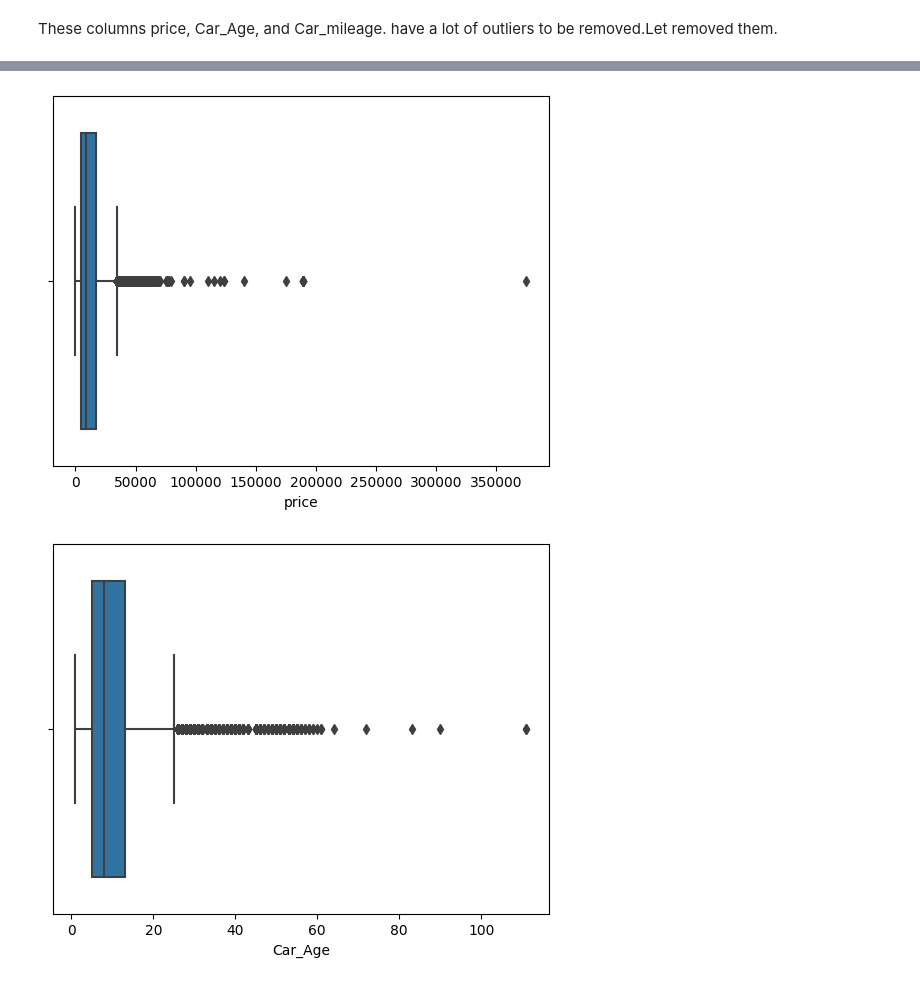
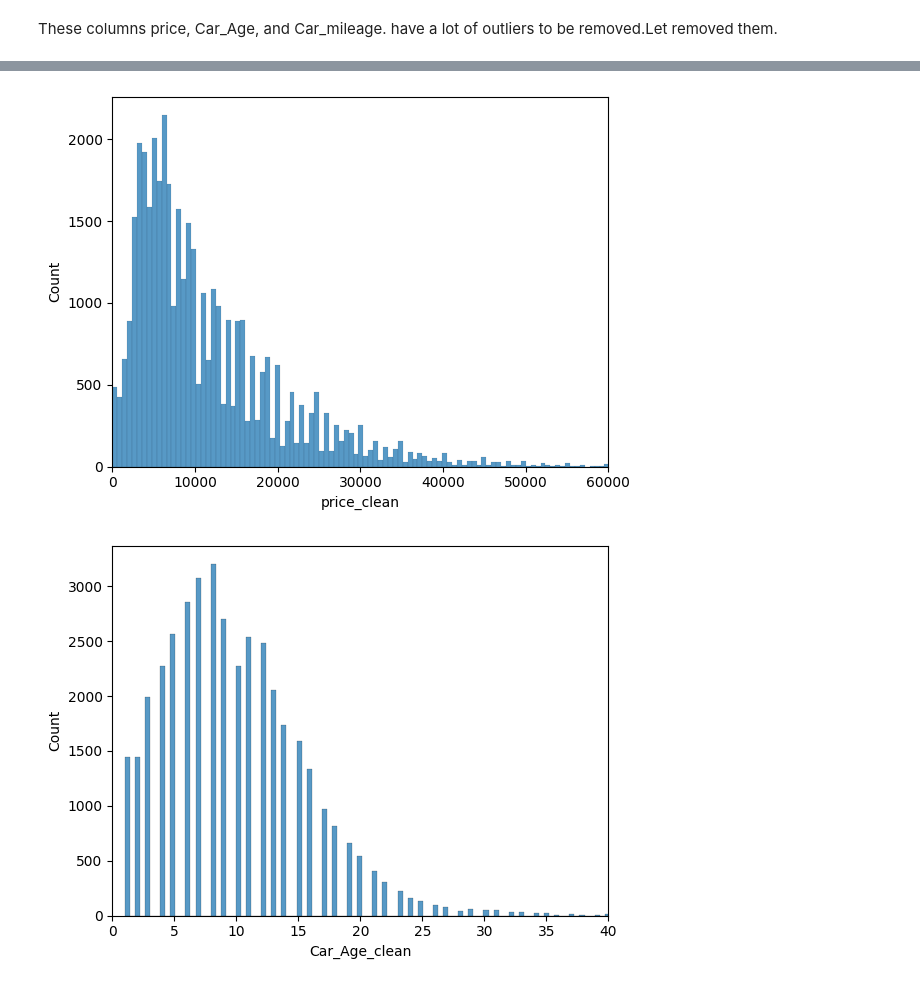
Before and after one commit to kaizermm/Car-Advertisement, a Jupyter notebook: notebooks/EDA.ipynb, the cells around one changed output, grey strips where cells are left out. Drawn from its saved outputs; the diff is of its cells as text; code cells hidden in the pictures.

```diff
--- a/notebooks/EDA.ipynb
+++ b/notebooks/EDA.ipynb
@@ -546,12 +561,16 @@ Let check the result by using the box plot again.
 # %%
-#box plot for price
-sns.boxplot(data=vehicle_ad_data, x='price')
+#price plot without outliers
+sns.histplot(data=vehicle_ad_data, x='price_clean')
+plt.xlim(0, 60000)
 plt.show()
-#box plot for Car_Age
-sns.boxplot(data=vehicle_ad_data, x='Car_Age')
+# Car_Age without outliers
+sns.histplot(data=vehicle_ad_data, x='Car_Age_clean')
+plt.xlim(0, 40)
 plt.show()
-sns.boxplot(data=vehicle_ad_data, x='Car_mileage')
+# Car_mileage without outliers
+sns.histplot(data=vehicle_ad_data, x='Car_mileage_clean')
+plt.xlim(0, 60000)
 plt.show()
 # %% [output]
-[figure, old version]
+[figure, new version]
-[figure, old version]
+[figure, new version]
```
Also changed, not shown: parts of 19 cells of this notebook.
